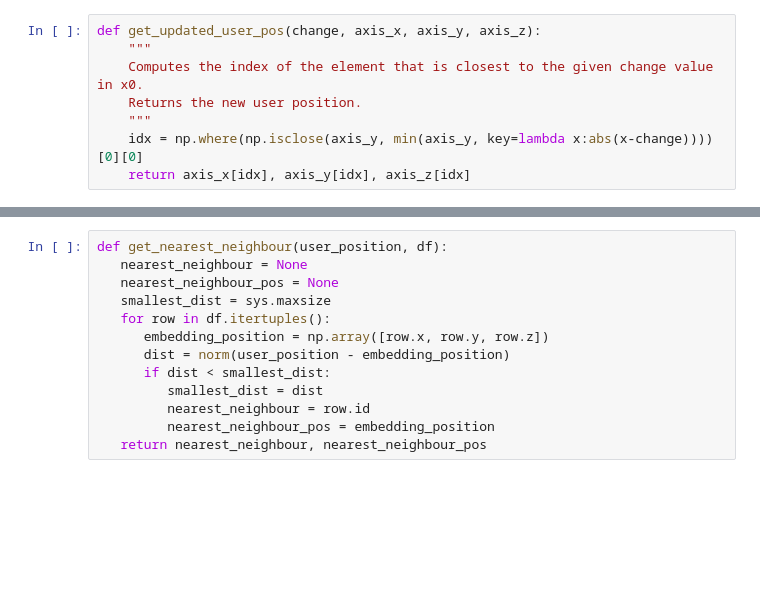
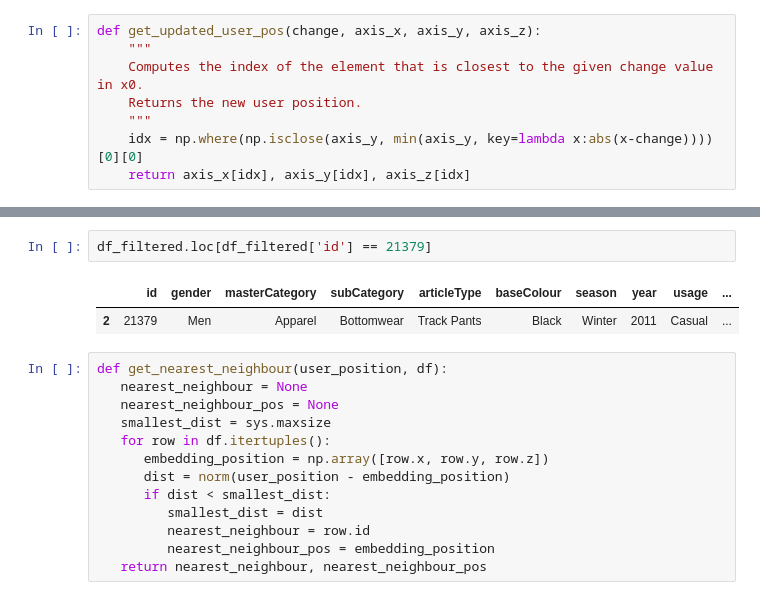
Before and after one commit to jeremypuchta/interactive-exploration-embedding-space, a Jupyter notebook: interactive-exploration-3D-embedding-space.ipynb, the cells around one changed output, grey strips where cells are left out. Drawn from its saved outputs; the diff is of its cells as text; blank space fills up the shorter version.

```diff
--- a/interactive-exploration-3D-embedding-space.ipynb
+++ b/interactive-exploration-3D-embedding-space.ipynb
@@ -169,3 +190,8 @@ def get_updated_user_pos(change, axis_x, axis_y, axis_z):
+# %%
+df_filtered.loc[df_filtered['id'] == 21379]
+# %% [output]
+|  | id | gender | masterCategory | subCategory | articleType | baseColour | season | year | usage | ... |
+| 2 | 21379 | Men | Apparel | Bottomwear | Track Pants | Black | Winter | 2011 | Casual | ... |
 # %%
 def get_nearest_neighbour(user_position, df):
    nearest_neighbour = None
```
Also changed, not shown: parts of 5 cells of this notebook.
